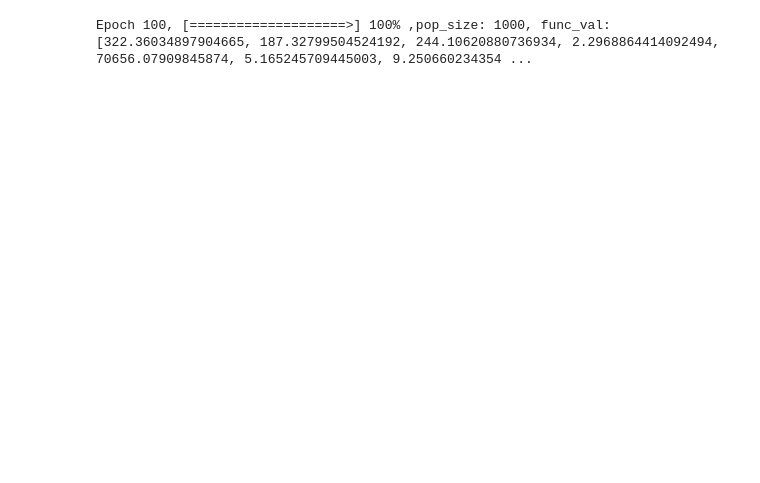
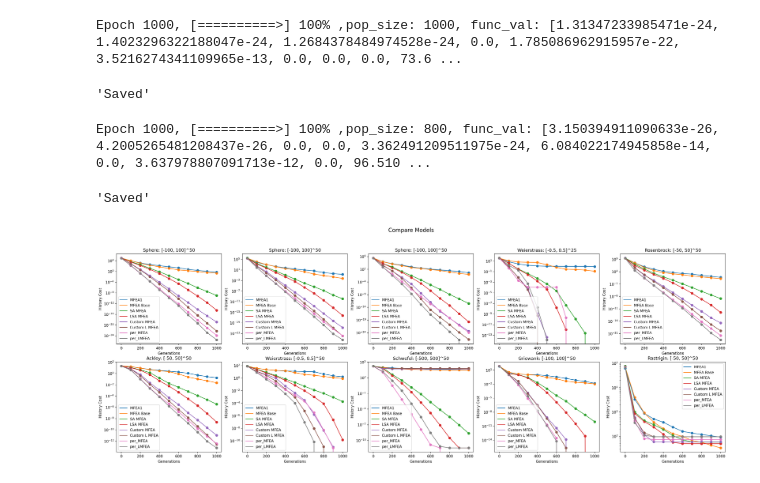
Before and after one commit to KienLe-HUST/EC_MSO, a Jupyter notebook: per_MFEA.ipynb, the cells around one changed output. Drawn from its saved outputs; the diff is of its cells as text; code cells hidden in the pictures; blank space fills up the shorter version.

```diff
--- a/per_MFEA.ipynb
+++ b/per_MFEA.ipynb
@@ -235,7 +238,7 @@ class per_MFEA(AbstractModel):
 
         return self.solve, self.history_cost
 # %%
-cec17_10tasks = CEC17_benchmark.get_10tasks_benchmark()
+cec17_10tasks_fixed = CEC17_benchmark.get_10tasks_benchmark(fix = True)
 # %%
 per_model = per_MFEA()
 
@@ -245,8 +248,55 @@ per_model.compile(
     selection= ElitismSelection()
 )
 
-sol, his = per_model.fit(tasks = cec17_10tasks, num_epochs= 100, num_inds_each_task= 100, nb_inds_min= 100, lr = .1,
+sol, his = per_model.fit(tasks = cec17_10tasks_fixed, num_epochs= 1000, num_inds_each_task= 100, nb_inds_min= 100, lr = .01,
                 evaluate_initial_skillFactor= True)
+
+saveModel(per_model, "./RESULTS/cec17fixed_per_MFEA.mso")
 # %% [output]
-Epoch 100, [====================>] 100% ,pop_size: 1000, func_val: [322.36034897904665, 187.32799504524192, 244.10620880736934, 2.2968864414092494, 70656.07909845874, 5.165245709445003, 9.250660234354 ...
+Epoch 1000, [==========>] 100% ,pop_size: 1000, func_val: [1.31347233985471e-24, 1.4023296322188047e-24, 1.2684378484974528e-24, 0.0, 1.785086962915957e-22, 3.5216274341109965e-13, 0.0, 0.0, 0.0, 73.6 ...
+'Saved'
+# %%
+per_Lmodel = per_MFEA()
+
+per_Lmodel.compile(
+    cross_over= SBX_CrossOver(nc = 2),
+    mutation= NoMutation(),
+    selection= ElitismSelection()
+)
+
+sol, his = per_Lmodel.fit(tasks = cec17_10tasks_fixed, num_epochs= 1000, num_inds_each_task= 100, nb_inds_min= 80, lr = .01,
+                evaluate_initial_skillFactor= True)
+
+saveModel(per_Lmodel, "./RESULTS/cec17fixed_per_LMFEA.mso")
+# %% [output]
+Epoch 1000, [==========>] 100% ,pop_size: 800, func_val: [3.150394911090633e-26, 4.2005265481208437e-26, 0.0, 0.0, 3.362491209511975e-24, 6.084022174945858e-14, 0.0, 3.637978807091713e-12, 0.0, 96.510 ...
+'Saved'
+# %%
+model1 = loadModel("./RESULTS/cec17fixed_mfea1.mso")
+
+base_model = loadModel("./RESULTS/cec17fixed_mfeabase.mso")
+
+sa_model = loadModel("./RESULTS/cec17fixed_sa_mfea.mso")
+
+lsa_model = loadModel("./RESULTS/cec17fixed_lsa_mfea.mso")
+
+cus_model:cus_MFEA = loadModel("./RESULTS/cec17fixed_cusMFEA.mso")
+
+cus_Lmodel:cus_MFEA = loadModel("./RESULTS/cec17fixed_cusLMFEA.mso")
+
+per_model:per_MFEA = loadModel("./RESULTS/cec17fixed_per_MFEA.mso")
+
+per_Lmodel:per_MFEA = loadModel("./RESULTS/cec17fixed_per_LMFEA.mso")
+# %%
+compareModel(
+    models= [model1, base_model, sa_model, lsa_model, cus_model, cus_Lmodel, per_model, per_Lmodel],
+    label_legend=  ["MFEA1", "MFEA Base", "SA MFEA", "LSA MFEA", "Custom MFEA", "Custom L MFEA", "per_MFEA", "per_LMFEA"],
+    tasks= cec17_10tasks_fixed,
+    shape= (2, 5),
+    step= 100,
+    yscale= 'log'
+)
+print()
+# %% [output]
+[figure, added]
 # %%
```
Also changed, not shown: parts of 4 cells of this notebook, 26 other files.
